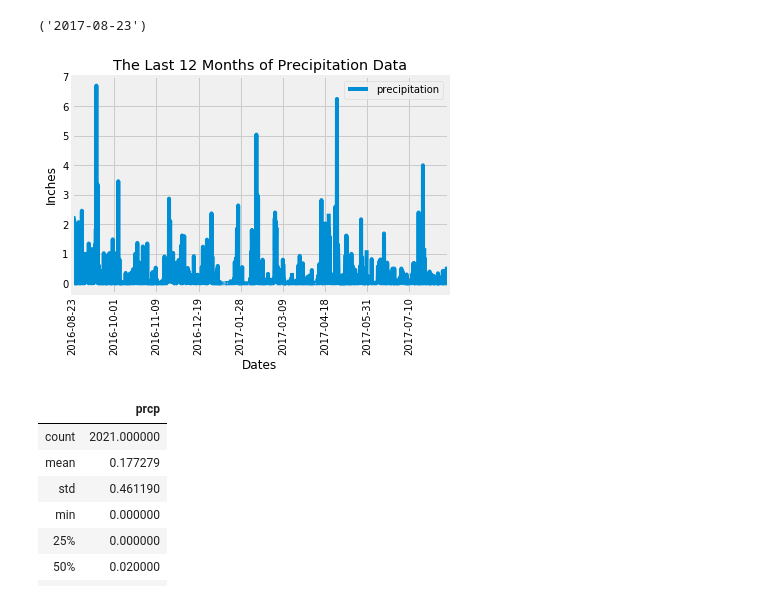
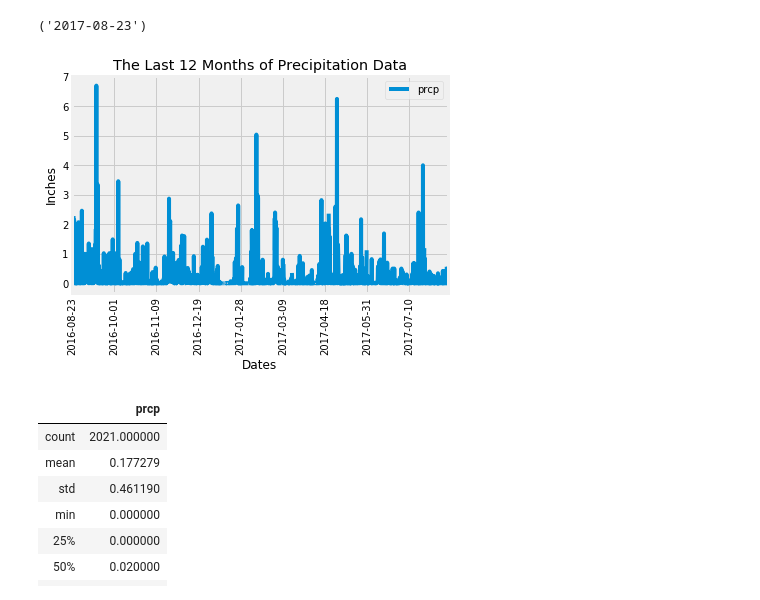
Before and after one commit to tnguyen0306/SQLAlchemy-Surfs-Up, a Jupyter notebook: climate.ipynb, the cells around one changed output. Saved outputs shown, nothing was run; the diff lists cells and outputs as text; code cells hidden in the pictures.

```diff
--- a/climate.ipynb
+++ b/climate.ipynb
@@ -46,28 +46,27 @@ session.query(Measurement.date).order_by(Measurement.date.desc()).first()
 # %%
 # Design a query to retrieve the last 12 months of precipitation data and plot the results.
 # Starting from the most recent data point in the database.
 # Calculate the date one year from the last date in data set.
 last_year = dt.date(2017,8,23) - dt.timedelta(365)
 
 # Perform a query to retrieve the data and precipitation scores
 rain_query = session.query(Measurement.date, Measurement.prcp).filter(Measurement.date >= last_year).order_by(Measurement.date).all()
 
 # Save the query results as a Pandas DataFrame and set the index to the date column
 rain_df = pd.DataFrame(rain_query)
 
 # Sort the dataframe by date
 rain_df.set_index("date", inplace=True)
 
 # Use Pandas Plotting with Matplotlib to plot the data
 rain_df.plot()
 plt.title('The Last 12 Months of Precipitation Data')
 plt.xticks(rotation=90)
 plt.xlabel("Dates")
 plt.ylabel("Inches")
-plt.legend(["precipitation"])
 plt.show()
 # %% [output]
-[figure, old version]
+[figure, new version]
 # %%
 # Use Pandas to calculate the summary statistics for the precipitation data
 rain_df.describe()
```
